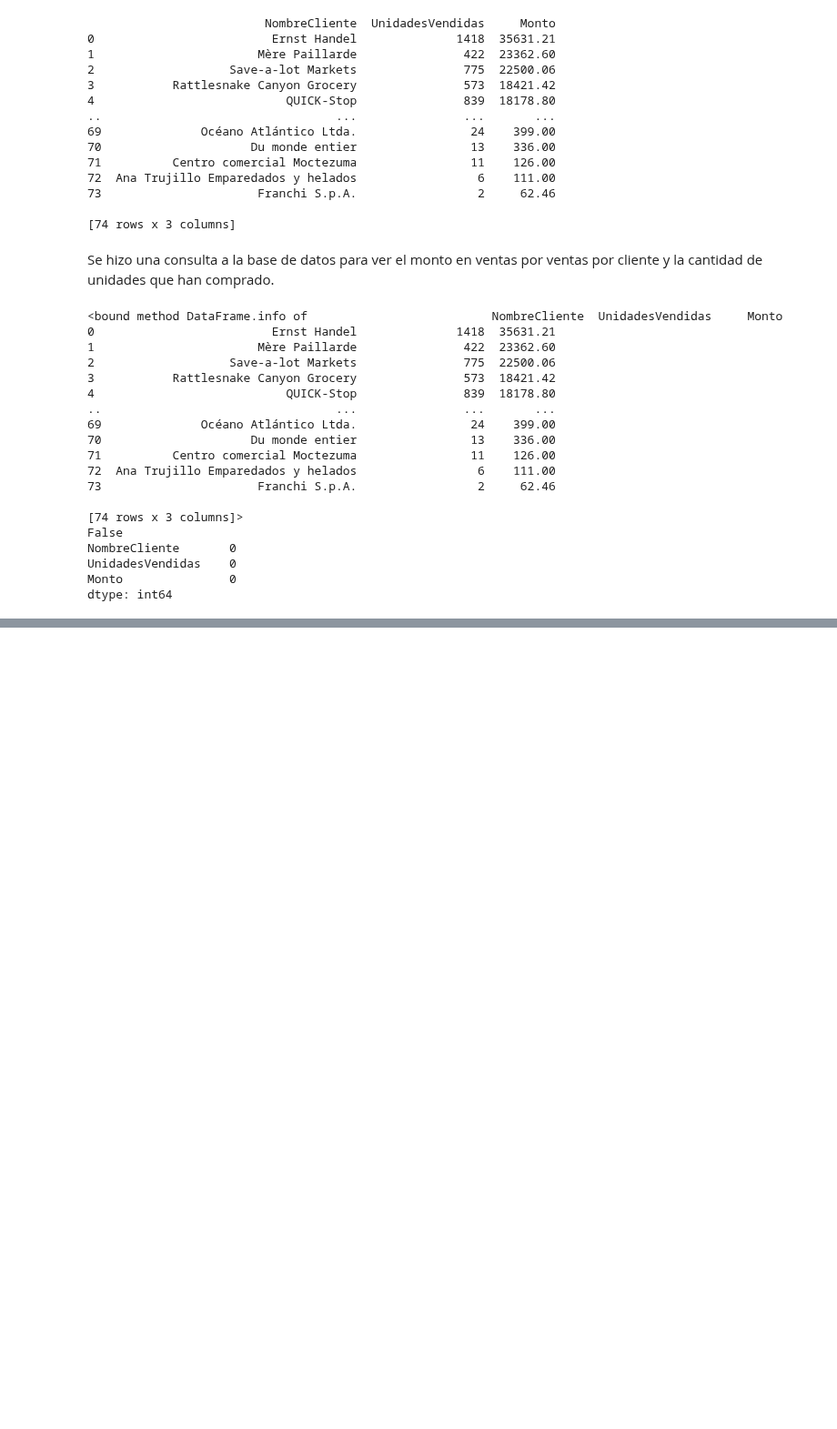
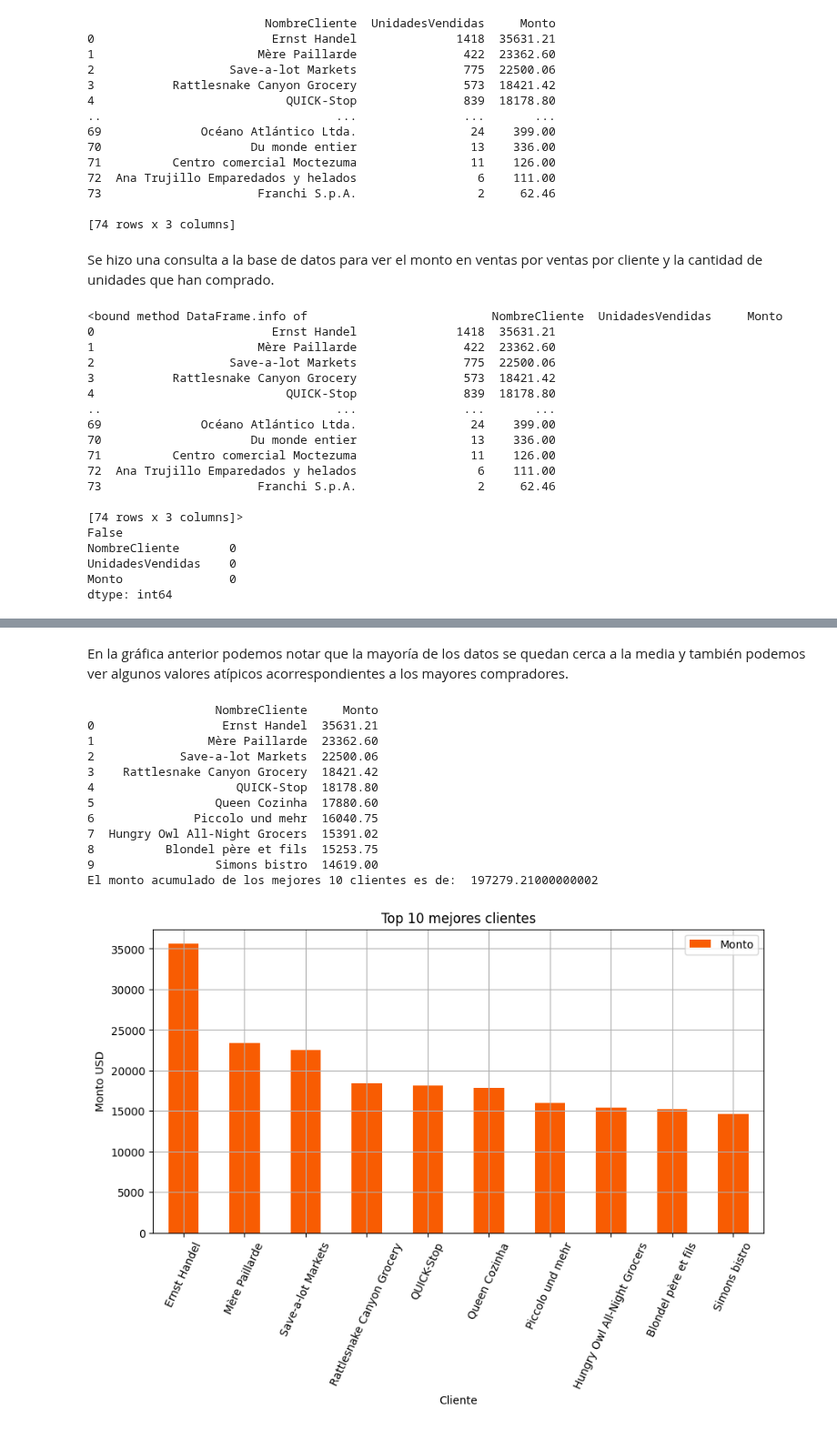
Before and after one commit to arieldatascientist/Northwind_end-to-end-ventas-forecasting-and-segmentation, a Jupyter notebook: notebooks/EDA_Northwind.ipynb, the cells around one changed output, grey strips where cells are left out. Shown at 91% size. Drawn from its saved outputs; the diff is of its cells as text; code cells hidden in the pictures; blank space fills up the shorter version.

```diff
--- a/notebooks/EDA_Northwind.ipynb
+++ b/notebooks/EDA_Northwind.ipynb
@@ -69,0 +71,4 @@ No hay registros duplicados ni valores faltantes, por lo que no es necesario alg
+# %%
+print(clientes_ventas["Monto"].describe())
+monto_total = clientes_ventas["Monto"].sum()
+print("Monto total", monto_total)
@@ -69,0 +93,41 @@ No hay registros duplicados ni valores faltantes, por lo que no es necesario alg
+# %% [markdown]
+En la gráfica anterior podemos notar que la mayoría de los datos se quedan cerca a la media y también podemos ver algunos valores atípicos acorrespondientes a los mayores compradores.
+# %%
+top10_clientes = clientes_ventas[["NombreCliente", "Monto"]].head(10)
+print(top10_clientes)
+Monto_top10 = top10_clientes["Monto"].sum()
+print("El monto acumulado de los mejores 10 clientes es de: ", Monto_top10)
+Monto_resto_clientes = monto_total - Monto_top10
+
+#Gráfica de los 10 mejores clientes
+top10_clientes.plot(x='NombreCliente', y='Monto', figsize=(10, 5), color="#F85C02", kind='bar')
+plt.title("Top 10 mejores clientes")
+plt.grid()
+plt.xlabel("Cliente")
+plt.ylabel("Monto USD")
+plt.xticks(rotation=65)
+plt.show()
+
+#Gráfica porcentajes
+plt.figure(figsize=(10, 5))
+plt.pie([Monto_top10, Monto_resto_clientes], explode = (0.1, 0),
+        labels=[f"Top 10 Clientes ({(Monto_top10 / monto_total) * 100:.1f}%)",
+                f"Resto de Clientes ({(Monto_resto_clientes / monto_total) * 100:.1f}%)"],
+        colors = ['#FF6347', '#4682B4'], autopct='%1.1f%%', shadow=True, startangle=90 )
+plt.title("Porcentaje de contribución a las ventas")
+plt.axis('equal')
+plt.show()
+# %% [output]
+                  NombreCliente     Monto
+0                  Ernst Handel  35631.21
+1                Mère Paillarde  23362.60
+2            Save-a-lot Markets  22500.06
+3    Rattlesnake Canyon Grocery  18421.42
+4                    QUICK-Stop  18178.80
+5                 Queen Cozinha  17880.60
+6              Piccolo und mehr  16040.75
+7  Hungry Owl All-Night Grocers  15391.02
+8          Blondel père et fils  15253.75
+9                 Simons bistro  14619.00
+El monto acumulado de los mejores 10 clientes es de:  197279.21000000002
+[figure, added]
```
Also changed, not shown: parts of 9 cells of this notebook.
